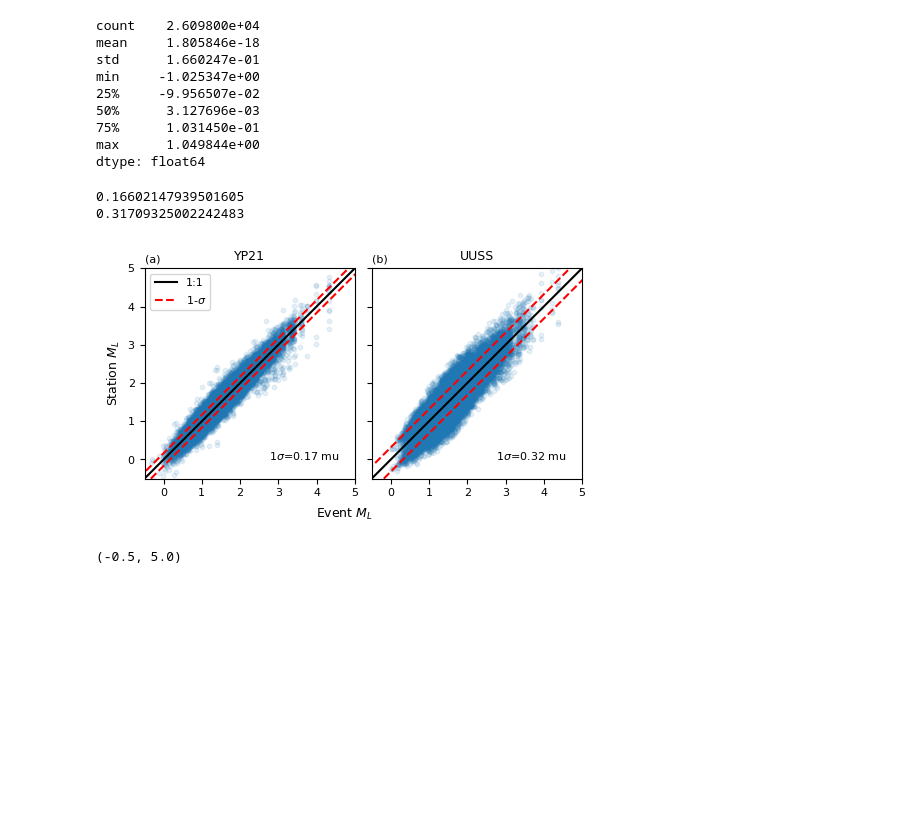
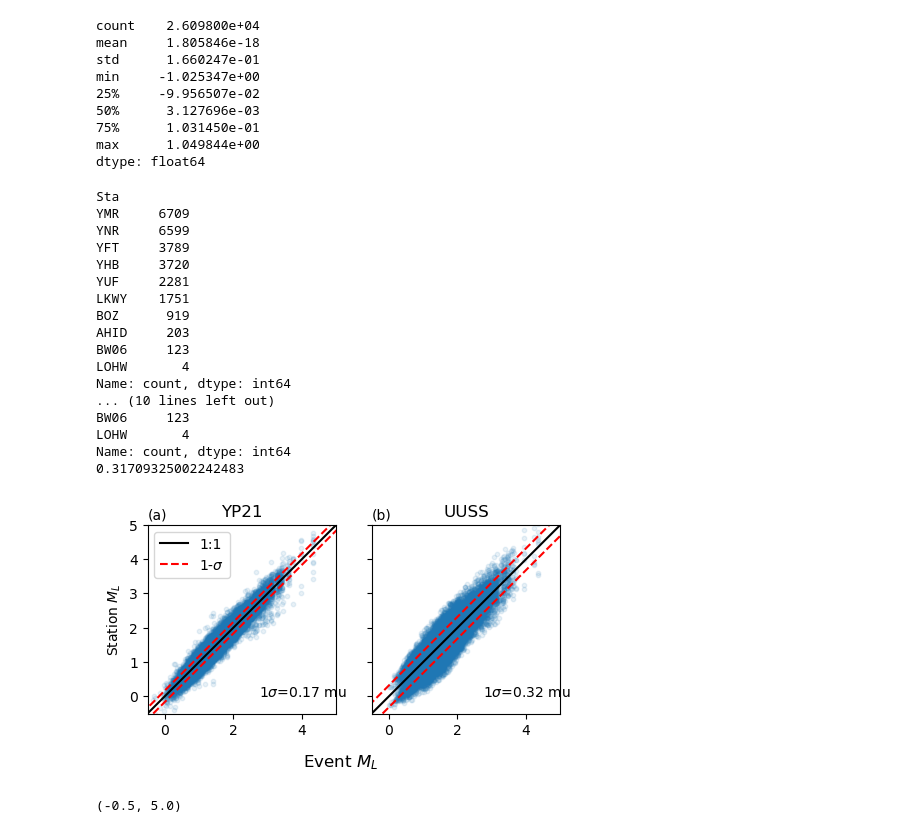
Before and after one commit to armstrong06/featmag, a Jupyter notebook: dataprocessing_notebooks/catalogAnalysis.ipynb, the cells around one changed output. Drawn from its saved outputs; the diff is of its cells as text; code cells hidden in the pictures; blank space fills up the shorter version.

Commit message:
look at number of stations

```diff
--- a/dataprocessing_notebooks/catalogAnalysis.ipynb
+++ b/dataprocessing_notebooks/catalogAnalysis.ipynb
@@ -608,6 +623,7 @@ def plot_compare_net_stat_mags(df, title1, title2, sscale=1, outname=None):
             y = (df[y_col_name[0]] + df[y_col_name[1]])/2
         else:
             y = df[y_col_name]
+        print(df['Sta'].value_counts())
         diff = df[x_col_name] - y
         std = np.std(diff)
         print(std)
@@ -616,36 +632,51 @@ def plot_compare_net_stat_mags(df, title1, title2, sscale=1, outname=None):
         ax.plot(oneone + std*sscale, oneone, color=std_line_color, linestyle='--', label=f"{sscale}-$\sigma$")
         ax.plot(oneone - std*sscale, oneone, color=std_line_color, linestyle='--')
         ax.set_title(title)
         ax.set_xlabel(xlabel)
         ax.text(text_pos[0], text_pos[1], f"{sscale}$\sigma$={std:0.2f} mu")
 
         ax.set_aspect('equal', adjustable='box')
         ax.set_xlim(lims)
         ax.set_ylim(lims)
 
     # YP21 mags
     plot_box(ax[0], 'Event-Mean-YPML-S','Station-YPML-S', title1, None)
     # UUSS Mags
     plot_box(ax[1], 'CatMag',['SMLE', 'SMLN'], title2, None)
 
     ax[1].set_yticklabels([])
     ax[0].set_ylabel(ylabel)
     ax[0].legend()
     fig.supxlabel(xlabel1, y=0.05)
     subpanel_labels = ['(a)', '(b)']
     for label, ax_i in zip(subpanel_labels, ax):
         ax_i.text(0, 1.03, label,
                 transform=ax_i.transAxes,)
 
 
     fig.tight_layout()
     if outname is not None:
         fig.savefig(outname, dpi=300, bbox_inches='tight')
-plot_compare_net_stat_mags(ypml_amps, 'YP21', 'UUSS', outname='../figures/stationMagComparison_YP21_UUSS.png')
+plot_compare_net_stat_mags(ypml_amps, 'YP21', 'UUSS') #, outname='../figures/stationMagComparison_YP21_UUSS.png')
 # %% [output]
-0.16602147939501605
+Sta
+YMR     6709
+YNR     6599
+YFT     3789
+YHB     3720
+YUF     2281
+LKWY    1751
+BOZ      919
+AHID     203
+BW06     123
+LOHW       4
+Name: count, dtype: int64
+... (10 lines left out)
+BW06     123
+LOHW       4
+Name: count, dtype: int64
 0.31709325002242483
-[figure, old version]
+[figure, new version]
 # %%
 fig, ax = plt.subplots(1)
 
```
Also changed, not shown: parts of 1 cell of this notebook.
